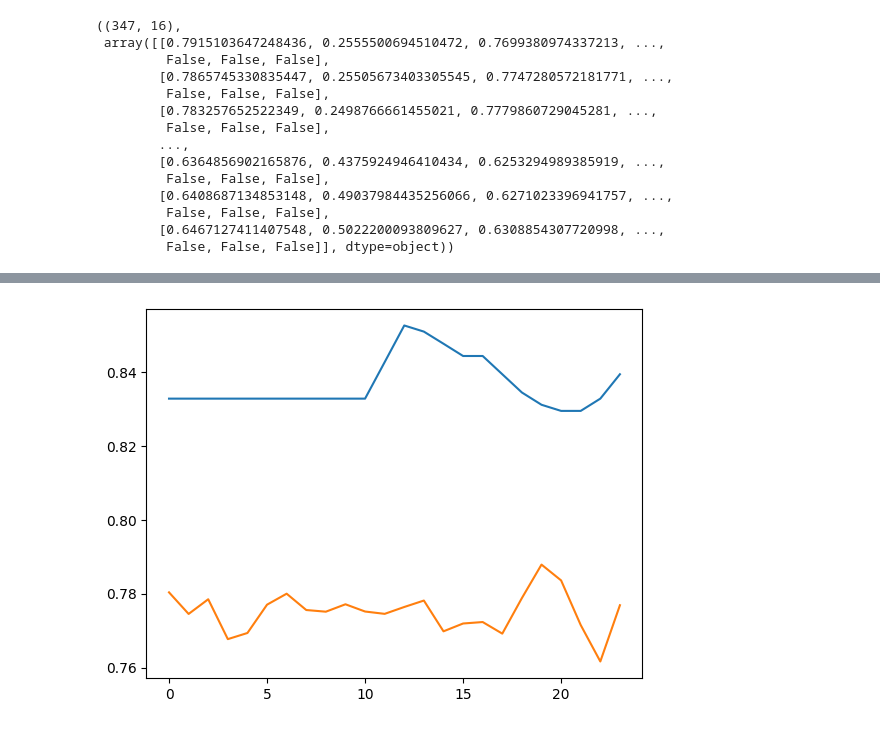
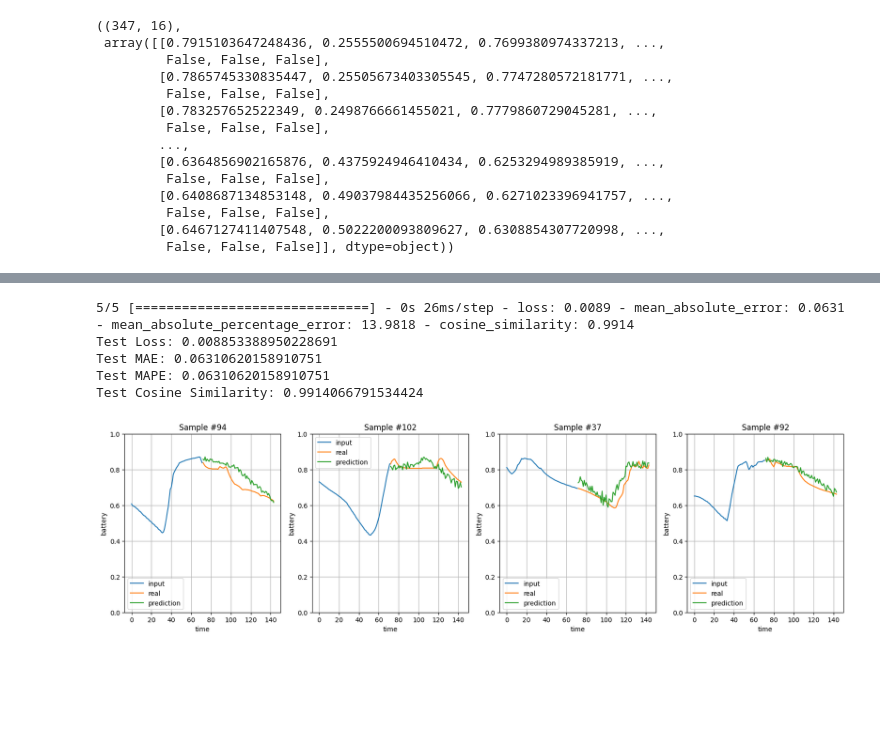
Before and after one commit to alendinez/energy-prediction, a Jupyter notebook: lstm.ipynb, the cells around one changed output, grey strips where cells are left out. Drawn from its saved outputs; the diff is of its cells as text; code cells hidden in the pictures; blank space fills up the shorter version.

```diff
--- a/lstm.ipynb
+++ b/lstm.ipynb
@@ -155,8 +152,35 @@ model.save('/content/lstm.h5')
-# %%
-# Predicción
-yhat = model.predict(X_test[0].reshape(1, X_test[0].shape[0], X_test[0].shape[1]), verbose=0)
-plt.plot(y_test[0])
-plt.plot(yhat[0])
-plt.show()
-# %% [output]
-[figure, removed]
+# %%
+# Evaluar modelo
+loss, mae, mape, cs = model.evaluate(X_test, y_test)
+print("Test Loss:", loss)
+print("Test MAE:", mae)
+print("Test MAPE:", mae)
+print("Test Cosine Similarity:", cs)
+
+# Guardamos el modelo
+version += 1
+model.save(f'/content/lstm-v{version}-{round(loss,3)}.keras')
+# %% [output]
+5/5 [==============================] - 0s 26ms/step - loss: 0.0089 - mean_absolute_error: 0.0631 - mean_absolute_percentage_error: 13.9818 - cosine_similarity: 0.9914
+Test Loss: 0.008853388950228691
+Test MAE: 0.06310620158910751
+Test MAPE: 0.06310620158910751
+Test Cosine Similarity: 0.9914066791534424
+# %%
+# Predicciones mostradas gráficamente
+f, axs = plt.subplots(1,4, figsize=(20, 5))
+for w, ax in enumerate(axs):
+  item = random.randint(0, len(X_test))
+  yhat = model.predict(X_test[item].reshape(1, X_test[item].shape[0], X_test[item].shape[1]), verbose=0)
+  ax.plot([i for i in range(n_steps_in)], X_test[item][:, 0], label='input')
+  ax.plot([i for i in range(n_steps_in, n_steps_in+n_steps_out)], y_test[item], label='real')
+  ax.plot([i for i in range(n_steps_in, n_steps_in+n_steps_out)], yhat[0], label='prediction')
+  ax.set_ylim(0, 1)
+  ax.set_xlabel('time')
+  ax.set_ylabel('battery')
+  ax.set_title(f'Sample #{item}')
+  ax.legend()
+  ax.grid()
+plt.show()
+# %% [output]
+[figure, added]
```
Also changed, not shown: parts of 13 cells of this notebook, 2 other files.
